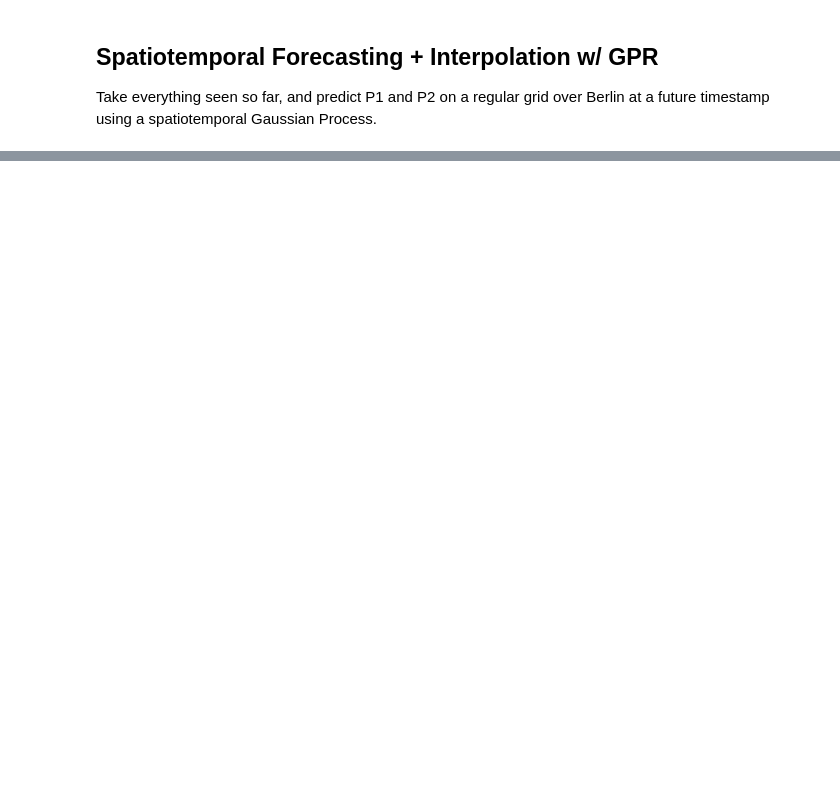
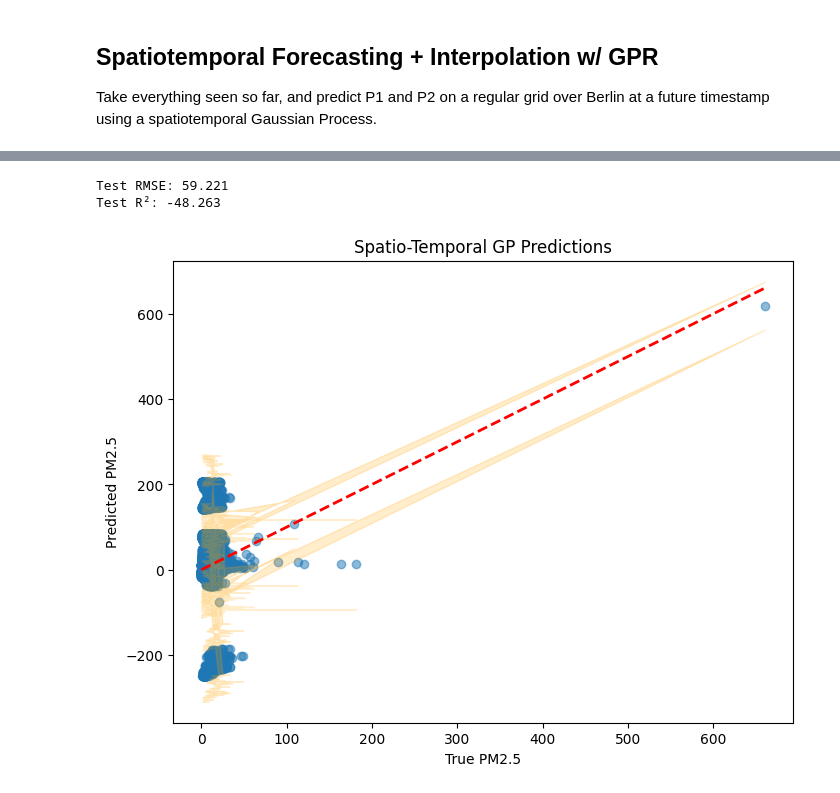
Before and after one commit to chandlerNick/bln-aq, a Jupyter notebook: analysis-modeling/gpr-spatiotemporal-interpolation-forecasting.ipynb, the cells around one changed output, grey strips where cells are left out. Cells and saved outputs as stored; diff of their text form; code cells hidden in the pictures; blank space fills up the shorter version.

Commit message:
add model rough draft

```diff
--- a/analysis-modeling/gpr-spatiotemporal-interpolation-forecasting.ipynb
+++ b/analysis-modeling/gpr-spatiotemporal-interpolation-forecasting.ipynb
@@ -50,0 +166,15 @@ X.shape, y.shape
+# %%
+# ----------------------------
+# Training loop - Need a larger GPU!
+# ----------------------------
+model.train()
+likelihood.train()
+
+for i in range(training_iterations):
+    optimizer.zero_grad()
+    output = model(X_train_scaled)
+    loss = -mll(output, y_train_scaled)
+    loss.backward()
+    if (i+1) % 50 == 0:
+        print(f"Iter {i+1}/{training_iterations} - Loss: {loss.item():.4f}")
+    optimizer.step()
@@ -50,0 +188,47 @@ X.shape, y.shape
+# %%
+# ----------------------------
+# Evaluation
+# ----------------------------
+model.eval()
+likelihood.eval()
+
+# Make predictions
+with torch.no_grad(), gpytorch.settings.fast_pred_var():
+    preds = likelihood(model(X_test_scaled))
+    mean_preds = preds.mean
+    lower, upper = preds.confidence_region()
+
+# Unscale predictions and true values
+mean_preds_unscaled = scaler_y.inverse_transform(mean_preds.cpu().numpy().reshape(-1,1)).squeeze()
+lower_unscaled = scaler_y.inverse_transform(lower.cpu().numpy().reshape(-1,1)).squeeze()
+upper_unscaled = scaler_y.inverse_transform(upper.cpu().numpy().reshape(-1,1)).squeeze()
+y_test_unscaled = scaler_y.inverse_transform(y_test_scaled.cpu().numpy().reshape(-1,1)).squeeze()
+
+# ----------------------------
+# Metrics
+# ----------------------------
+from sklearn.metrics import mean_squared_error, r2_score
+
+rmse = np.sqrt(mean_squared_error(y_test_unscaled, mean_preds_unscaled))
+r2 = r2_score(y_test_unscaled, mean_preds_unscaled)
+
+print(f"Test RMSE: {rmse:.3f}")
+print(f"Test R²: {r2:.3f}")
+
+# ----------------------------
+# Optional plot
+# ----------------------------
+plt.figure(figsize=(8,6))
+plt.scatter(y_test_unscaled, mean_preds_unscaled, alpha=0.5)
+plt.plot([y_test_unscaled.min(), y_test_unscaled.max()],
+         [y_test_unscaled.min(), y_test_unscaled.max()],
+         'r--', lw=2)
+plt.fill_between(y_test_unscaled, lower_unscaled, upper_unscaled, color='orange', alpha=0.2)
+plt.xlabel("True PM2.5")
+plt.ylabel("Predicted PM2.5")
+plt.title("Spatio-Temporal GP Predictions")
+plt.show()
+# %% [output]
+Test RMSE: 59.221
+Test R²: -48.263
+[figure, added]
```
Also changed, not shown: parts of 14 cells of this notebook, 3 other files.
